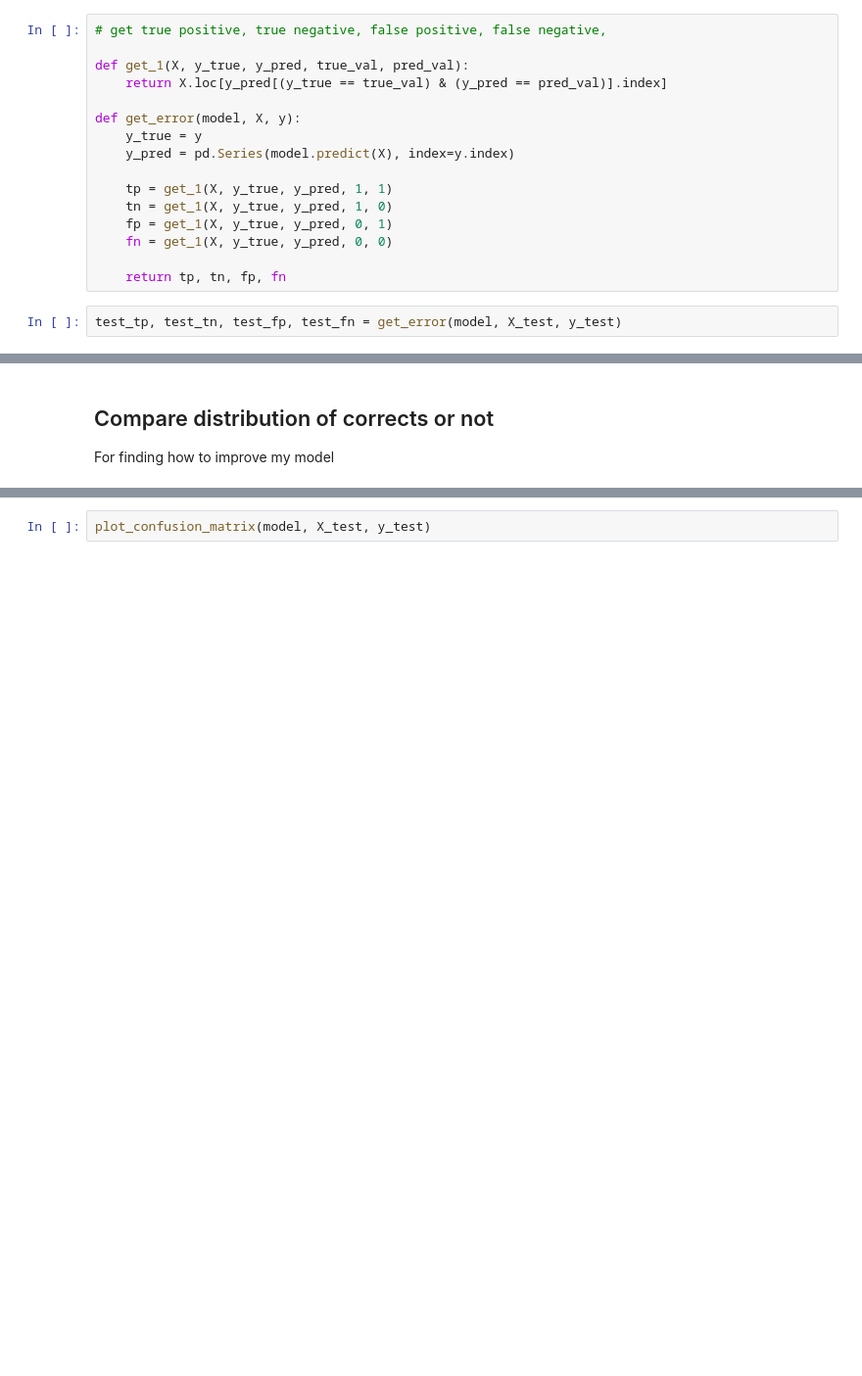
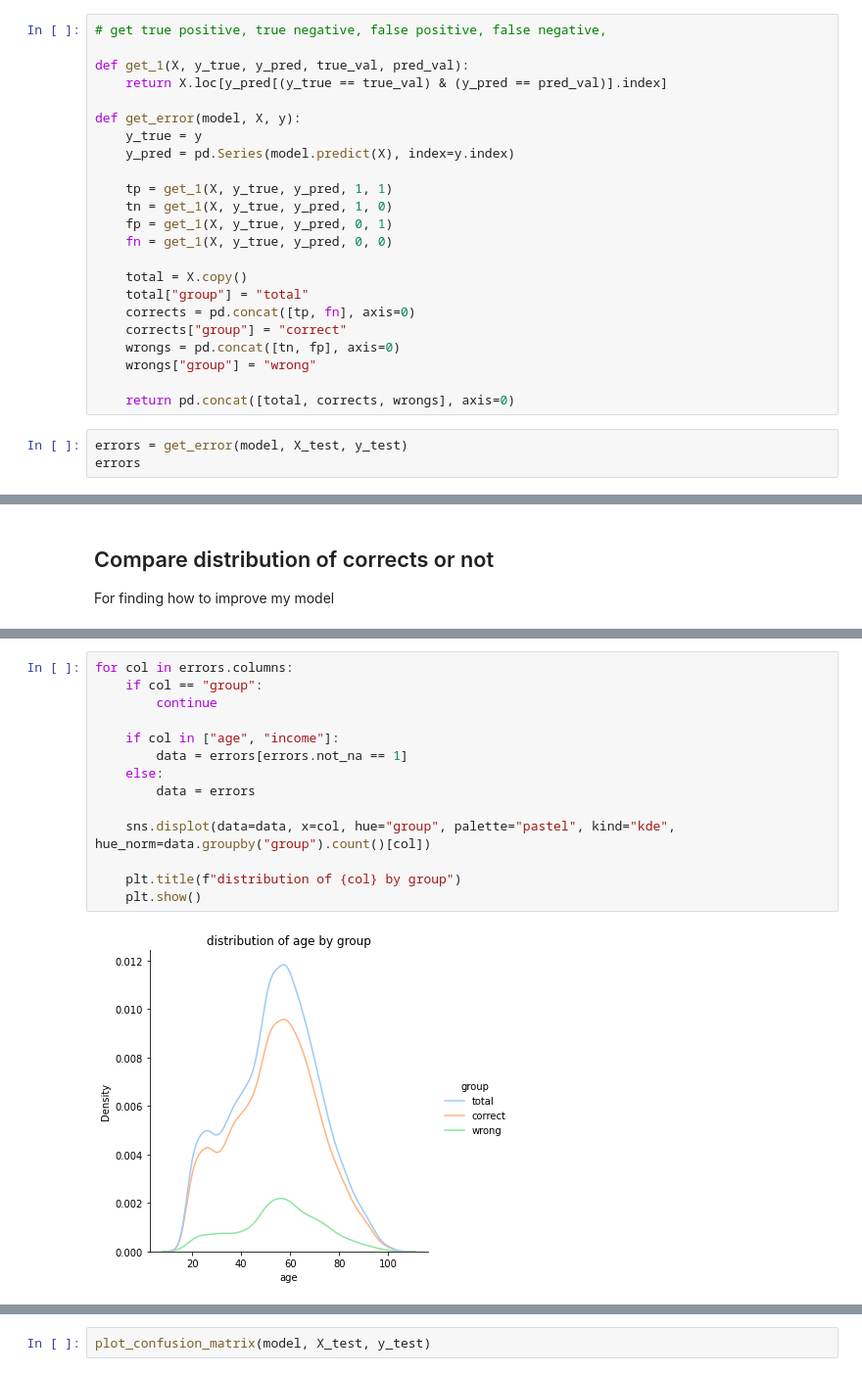
Before and after one commit to HeegyuKim/starbucks-ml-model, a Jupyter notebook: train_sklearn_with_transaction.ipynb, the cells around one changed output, grey strips where cells are left out. Shown at 98% size. Saved outputs shown, nothing was run; the diff lists cells and outputs as text; blank space fills up the shorter version.

```diff
--- a/train_sklearn_with_transaction.ipynb
+++ b/train_sklearn_with_transaction.ipynb
@@ -186,6 +239,14 @@ def get_error(model, X, y):
     fp = get_1(X, y_true, y_pred, 0, 1)
     fn = get_1(X, y_true, y_pred, 0, 0)
 
-    return tp, tn, fp, fn
+    total = X.copy()
+    total["group"] = "total"
+    corrects = pd.concat([tp, fn], axis=0)
+    corrects["group"] = "correct"
+    wrongs = pd.concat([tn, fp], axis=0)
+    wrongs["group"] = "wrong"
+
+    return pd.concat([total, corrects, wrongs], axis=0)
 # %%
-test_tp, test_tn, test_fp, test_fn = get_error(model, X_test, y_test)
+errors = get_error(model, X_test, y_test)
+errors
@@ -245,0 +270,16 @@ show_df_dist(test_fp)
+# %%
+for col in errors.columns:
+    if col == "group":
+        continue
+
+    if col in ["age", "income"]:
+        data = errors[errors.not_na == 1]
+    else:
+        data = errors
+
+    sns.displot(data=data, x=col, hue="group", palette="pastel", kind="kde", hue_norm=data.groupby("group").count()[col])
+
+    plt.title(f"distribution of {col} by group")
+    plt.show()
+# %% [output]
+[figure, added]
```
Also changed, not shown: parts of 20 cells of this notebook, 5 other files.
